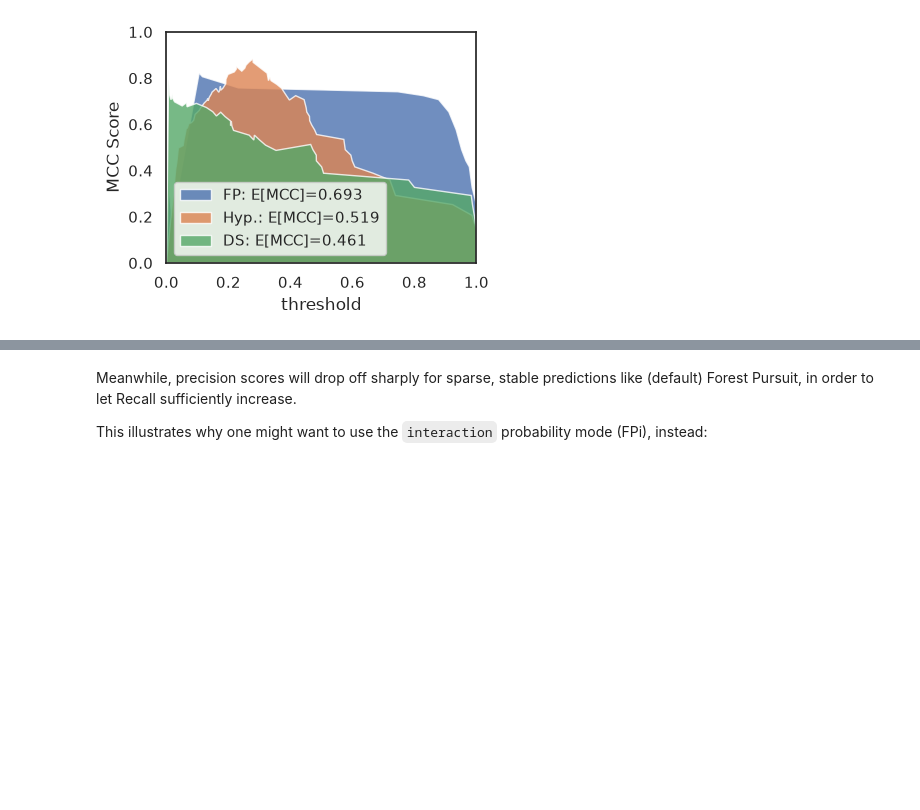
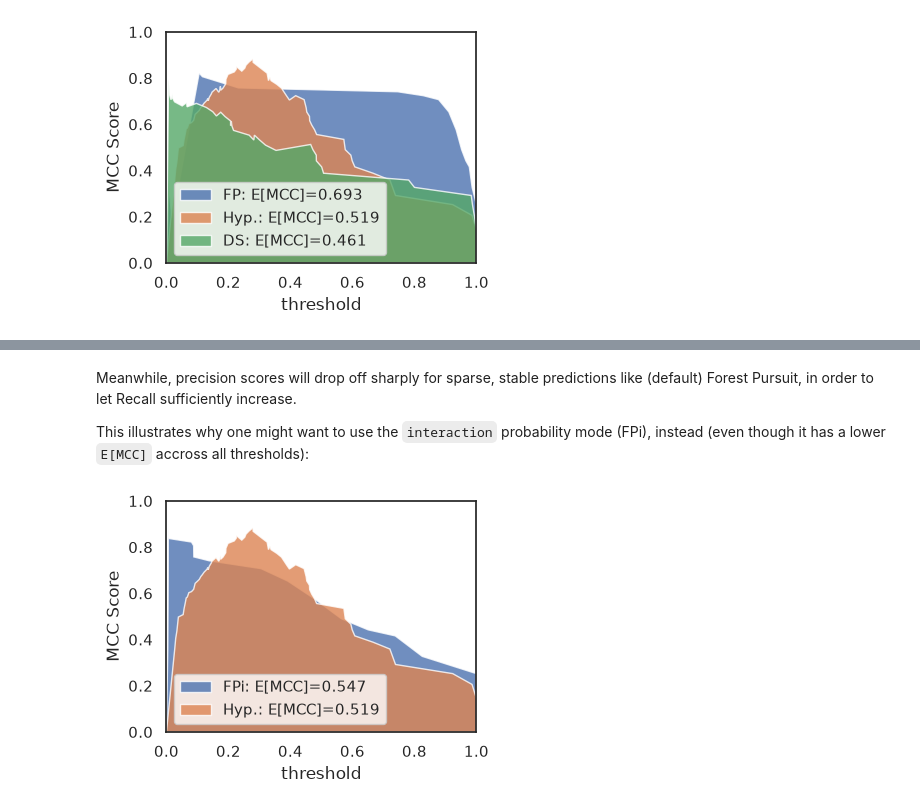
Before and after one commit to rtbs-dev/affinis, a Jupyter notebook: notebooks/case-studies/example.ipynb, the cells around one changed output, grey strips where cells are left out. Cells and saved outputs as stored; diff of their text form; code cells hidden in the pictures; blank space fills up the shorter version.

```diff
--- a/notebooks/case-studies/example.ipynb
+++ b/notebooks/case-studies/example.ipynb
@@ -194,4 +194,22 @@ plt.savefig(imgpath/'collab-mcc.webp')
 # %% [markdown]
 Meanwhile, precision scores will drop off sharply for sparse, stable predictions like (default) Forest Pursuit, in order to let Recall sufficiently increase.
 
-This illustrates why one might want to use the `interaction` probability mode (FPi), instead:
+This illustrates why one might want to use the `interaction` probability mode (FPi), instead (even though it has a lower `E[MCC]` accross all thresholds):
+# %%
+m_fpi = Contingent.from_scalar(y_true, sq2flat(aff.forest_pursuit(X, mode='interaction')).todense())
+ax=plt.subplot()
+ax.fill(
+    m_fpi.weights, m_fpi.mcc,
+    alpha=0.8,label=f'FPi: E[MCC]={m_fpi.expected('mcc'):.3f}'
+)
+
+ax.fill(
+    m_hyp.weights, m_hyp.mcc,
+    alpha=0.8,label=f'Hyp.: E[MCC]={m_hyp.expected('mcc'):.3f}'
+)
+
+ax.set(xlim=(0,1),ylim=(0,1),xlabel='threshold',ylabel='MCC Score')
+plt.legend()
+plt.savefig(imgpath/'collab-fpi.webp')
+# %% [output]
+[figure, added]
```
Also changed, not shown: parts of 3 cells of this notebook, 15 other files.
